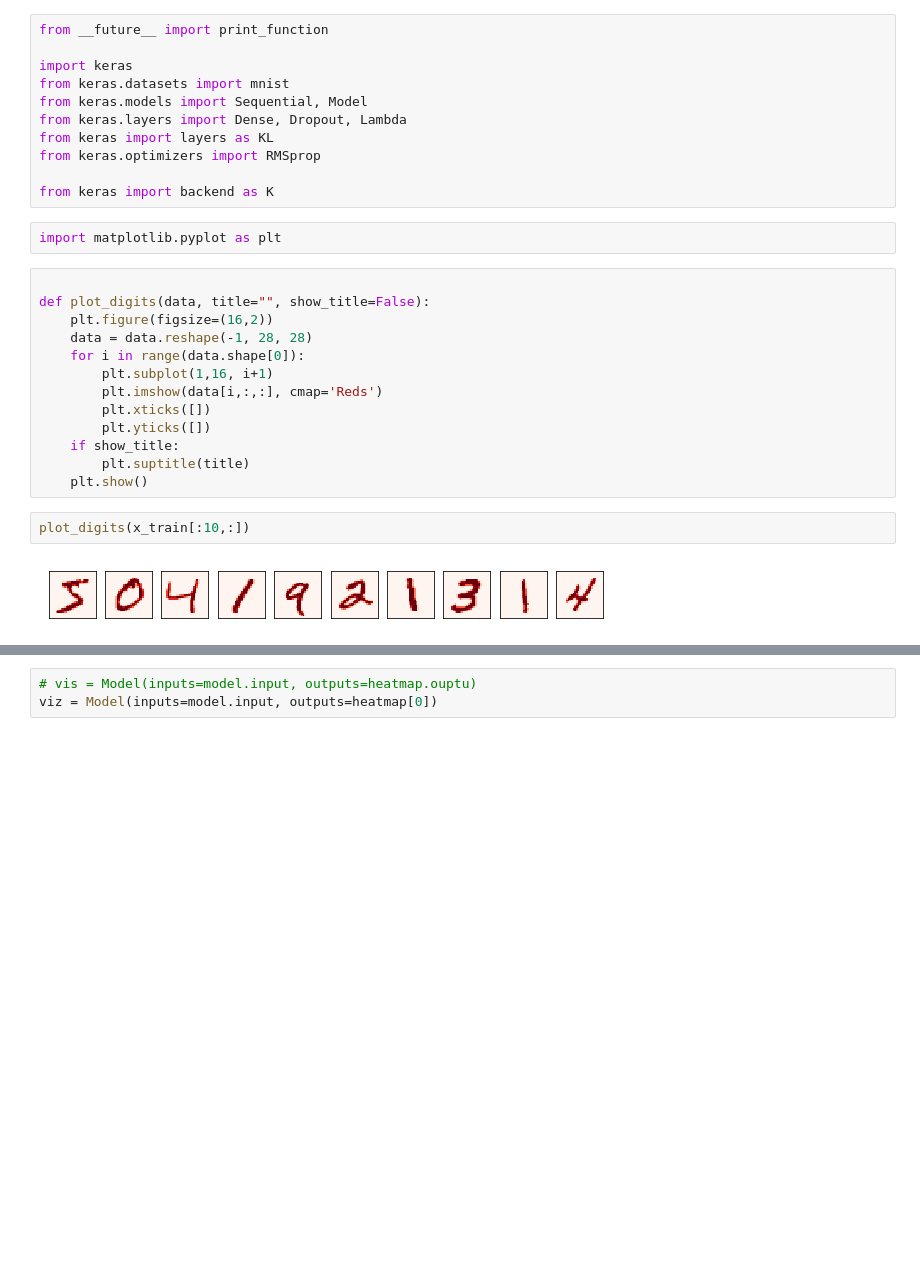
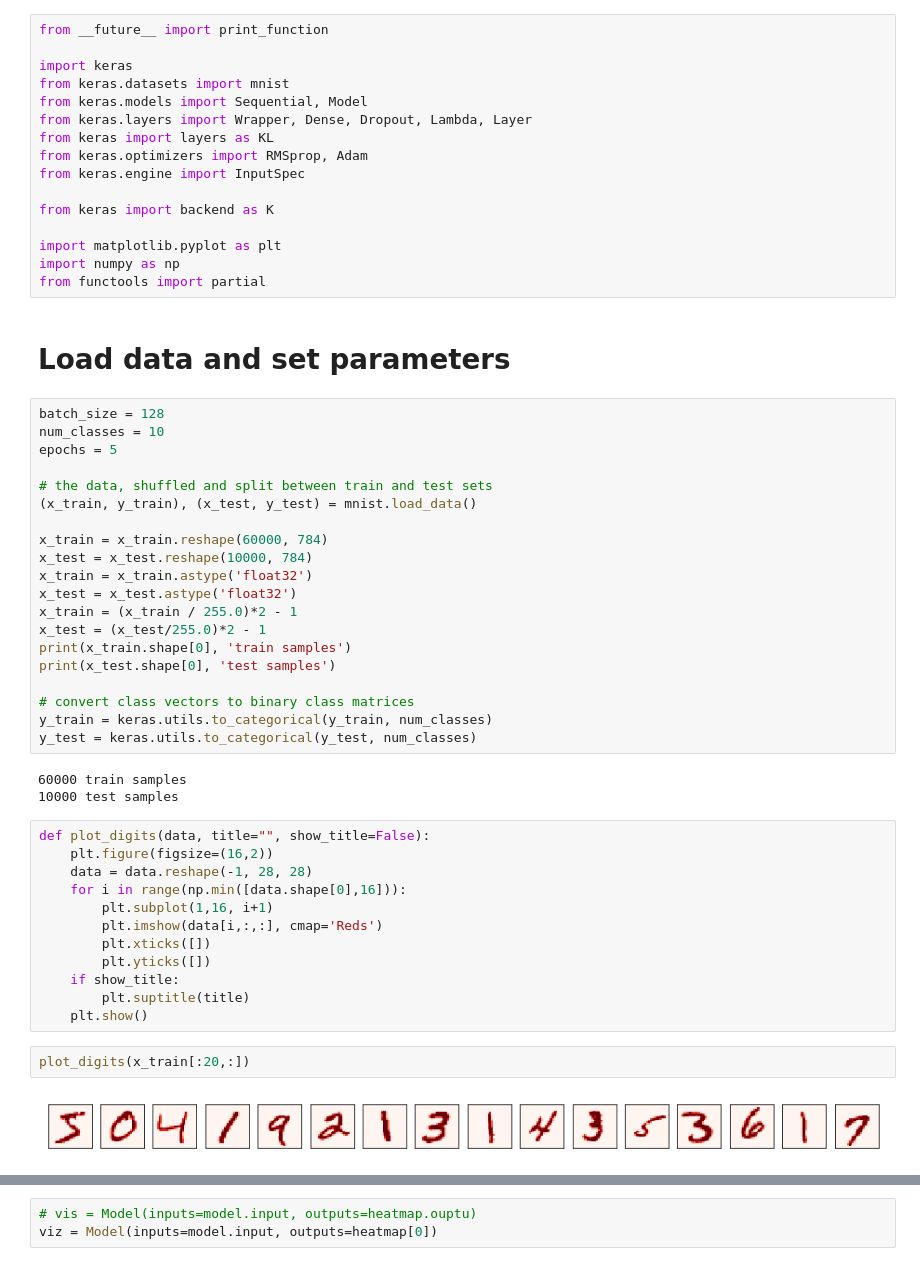
Before and after one commit to p16i/thesis-designing-recurrent-neural-networks-for-explainability, a Jupyter notebook: notebooks/keras-lrp.ipynb, the cells around one changed output, grey strips where cells are left out. Saved outputs shown, nothing was run; the diff lists cells and outputs as text; blank space fills up the shorter version.

```diff
--- a/notebooks/keras-lrp.ipynb
+++ b/notebooks/keras-lrp.ipynb
@@ -4,19 +4,46 @@ from __future__ import print_function
 import keras
 from keras.datasets import mnist
 from keras.models import Sequential, Model
-from keras.layers import Dense, Dropout, Lambda
+from keras.layers import Wrapper, Dense, Dropout, Lambda, Layer
 from keras import layers as KL
-from keras.optimizers import RMSprop
+from keras.optimizers import RMSprop, Adam
+from keras.engine import InputSpec
 
 from keras import backend as K
+
+import matplotlib.pyplot as plt
+import numpy as np
+from functools import partial
-# %%
-import matplotlib.pyplot as plt
+# %% [markdown]
+# Load data and set parameters
+# %%
+batch_size = 128
+num_classes = 10
+epochs = 5
+
+# the data, shuffled and split between train and test sets
+(x_train, y_train), (x_test, y_test) = mnist.load_data()
+
+x_train = x_train.reshape(60000, 784)
+x_test = x_test.reshape(10000, 784)
+x_train = x_train.astype('float32')
+x_test = x_test.astype('float32')
+x_train = (x_train / 255.0)*2 - 1
+x_test = (x_test/255.0)*2 - 1
+print(x_train.shape[0], 'train samples')
+print(x_test.shape[0], 'test samples')
+
+# convert class vectors to binary class matrices
+y_train = keras.utils.to_categorical(y_train, num_classes)
+y_test = keras.utils.to_categorical(y_test, num_classes)
+# %% [output]
+60000 train samples
+10000 test samples
 # %%
-
 def plot_digits(data, title="", show_title=False):
     plt.figure(figsize=(16,2))
     data = data.reshape(-1, 28, 28)
-    for i in range(data.shape[0]):
+    for i in range(np.min([data.shape[0],16])):
         plt.subplot(1,16, i+1)
         plt.imshow(data[i,:,:], cmap='Reds')
         plt.xticks([])
@@ -25,7 +52,7 @@ def plot_digits(data, title="", show_title=False):
         plt.suptitle(title)
     plt.show()
 # %%
-plot_digits(x_train[:10,:])
+plot_digits(x_train[:20,:])
 # %% [output]
-[figure, old version]
+[figure, new version]
 # %% [markdown]
```
Also changed, not shown: parts of 21 cells of this notebook, 2 other files.
